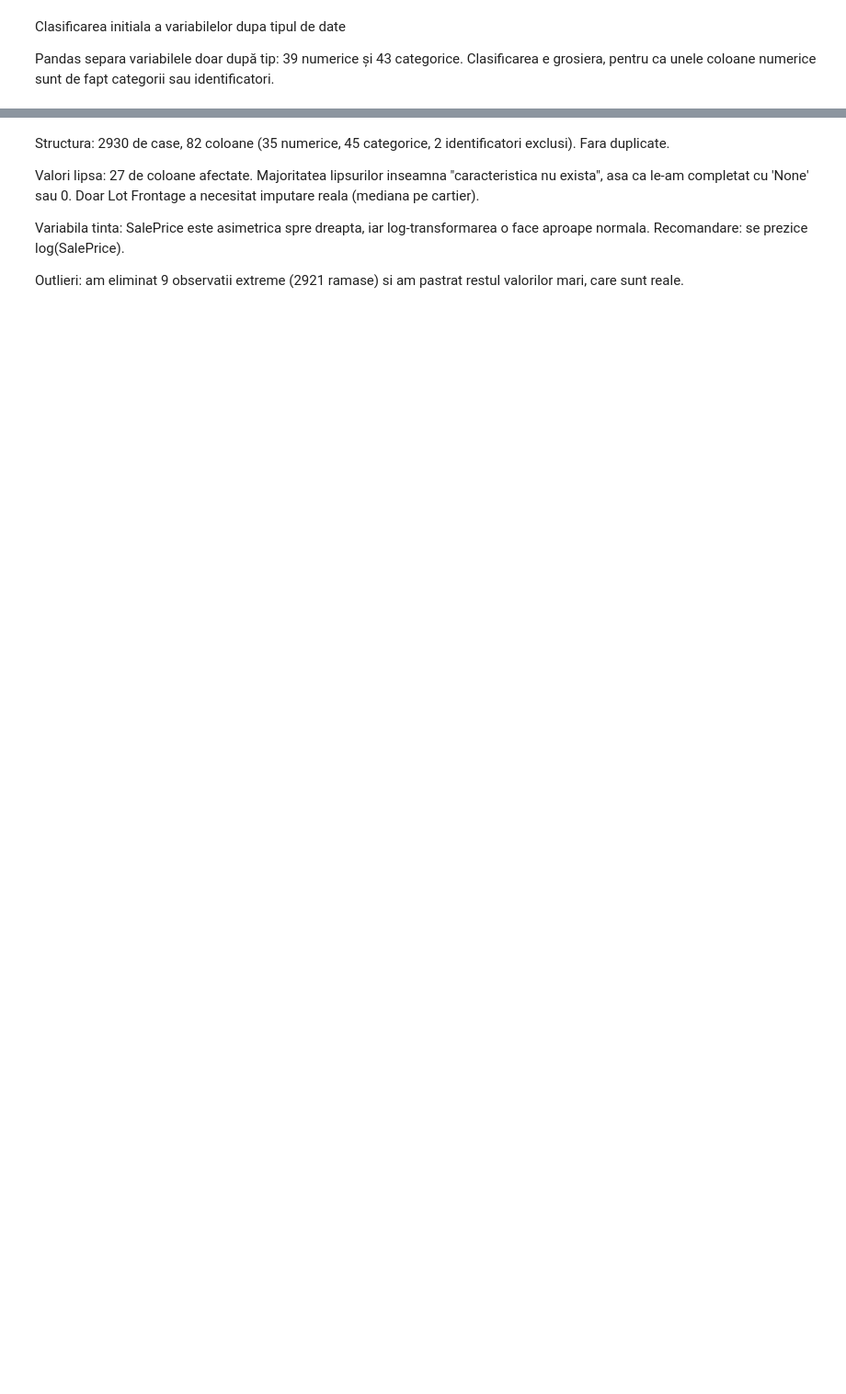
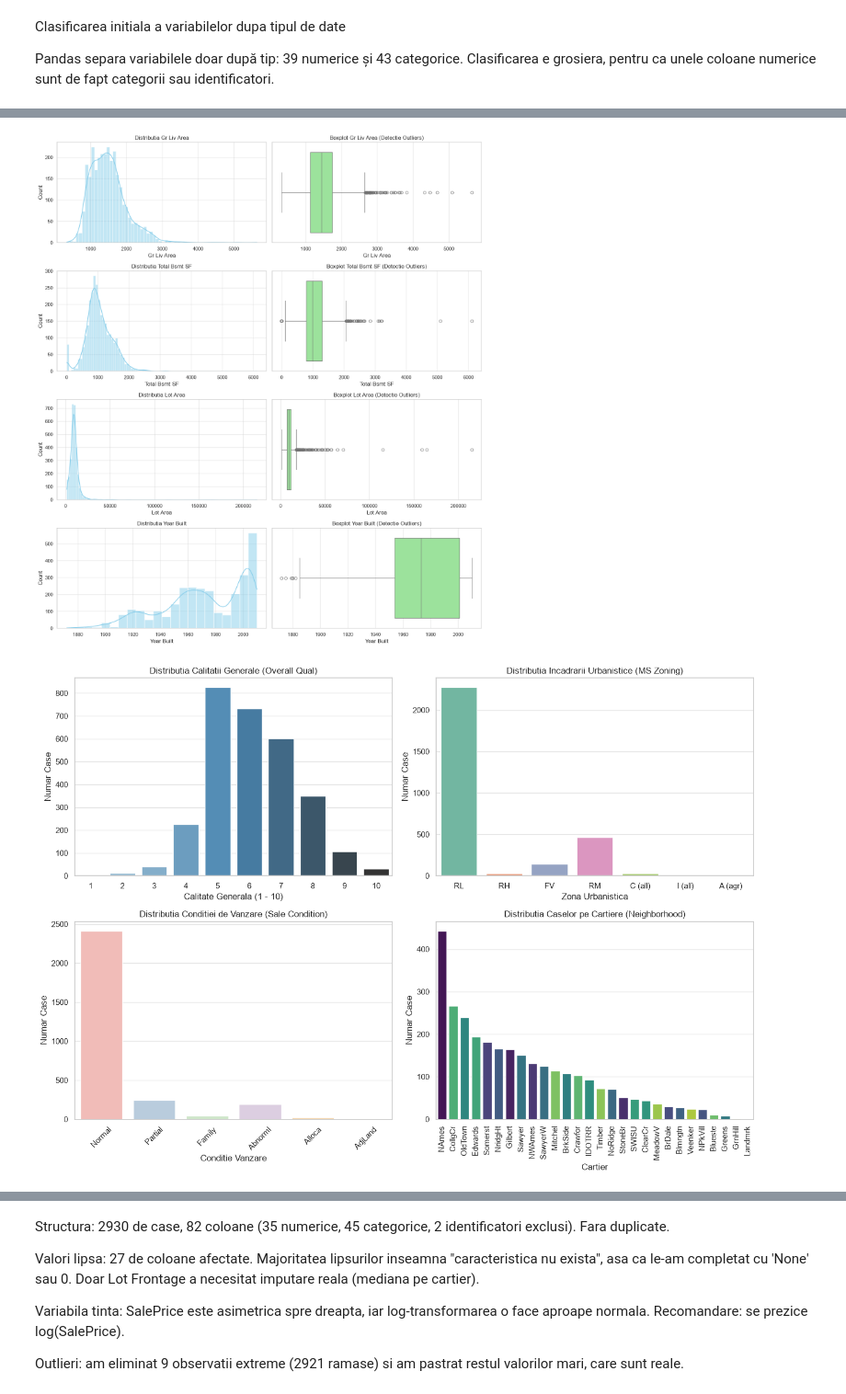
Before and after one commit to IuliaGalan/ames-housing-ML, a Jupyter notebook: EDA.ipynb, the cells around one changed output, grey strips where cells are left out. Shown at 92% size. Drawn from its saved outputs; the diff is of its cells as text; code cells hidden in the pictures; blank space fills up the shorter version.

```diff
--- a/EDA.ipynb
+++ b/EDA.ipynb
@@ -403,0 +465,56 @@ Salvat: (2921, 82)
+# %%
+# Configurare stil grafice
+sns.set_theme(style="whitegrid")
+plt.rcParams["figure.figsize"] = (12, 10)
+
+# Subplots pentru variabilele numerice (Histograme + Boxplots)
+fig, axes = plt.subplots(4, 2, figsize=(14, 16))
+
+num_cols = ['Gr Liv Area', 'Total Bsmt SF', 'Lot Area', 'Year Built']
+
+for i, col in enumerate(num_cols):
+    # Histogram/KDE
+    sns.histplot(df[col], kde=True, ax=axes[i, 0], color='skyblue')
+    axes[i, 0].set_title(f'Distributia {col}')
+
+    # Boxplot
+    sns.boxplot(x=df[col], ax=axes[i, 1], color='lightgreen')
+    axes[i, 1].set_title(f'Boxplot {col} (Detectie Outliers)')
+
+plt.tight_layout()
+plt.show()
+
+# Subplots pentru variabilele ordinale si categoriale
+fig, axes = plt.subplots(2, 2, figsize=(14, 10))
+
+# Overall Qual
+sns.countplot(data=df, x='Overall Qual', ax=axes[0, 0], hue='Overall Qual', palette='Blues_d', legend=False)
+axes[0, 0].set_title('Distributia Calitatii Generale (Overall Qual)')
+axes[0, 0].set_xlabel('Calitate Generala (1 - 10)')
+axes[0, 0].set_ylabel('Numar Case')
+
+# MS Zoning
+sns.countplot(data=df, x='MS Zoning', ax=axes[0, 1], hue='MS Zoning', palette='Set2', legend=False)
+axes[0, 1].set_title('Distributia Incadrarii Urbanistice (MS Zoning)')
+axes[0, 1].set_xlabel('Zona Urbanistica')
+axes[0, 1].set_ylabel('Numar Case')
+
+# Sale Condition
+sns.countplot(data=df, x='Sale Condition', ax=axes[1, 0], hue='Sale Condition', palette='Pastel1', legend=False)
+axes[1, 0].set_title('Distributia Conditiei de Vanzare (Sale Condition)')
+axes[1, 0].set_xlabel('Conditie Vanzare')
+axes[1, 0].set_ylabel('Numar Case')
+axes[1, 0].tick_params(axis='x', rotation=45)
+
+# Neighborhood (Top Cartiere)
+sns.countplot(data=df, x='Neighborhood', order=df['Neighborhood'].value_counts().index, ax=axes[1, 1], hue='Neighborhood', palette='viridis', legend=False)
+axes[1, 1].set_title('Distributia Caselor pe Cartiere (Neighborhood)')
+axes[1, 1].set_xlabel('Cartier')
+axes[1, 1].set_ylabel('Numar Case')
+axes[1, 1].tick_params(axis='x', rotation=90)
+
+plt.tight_layout()
+plt.show()
+# %% [output]
+[figure, added]
+[figure, added]
```
Also changed, not shown: parts of 41 cells of this notebook.
